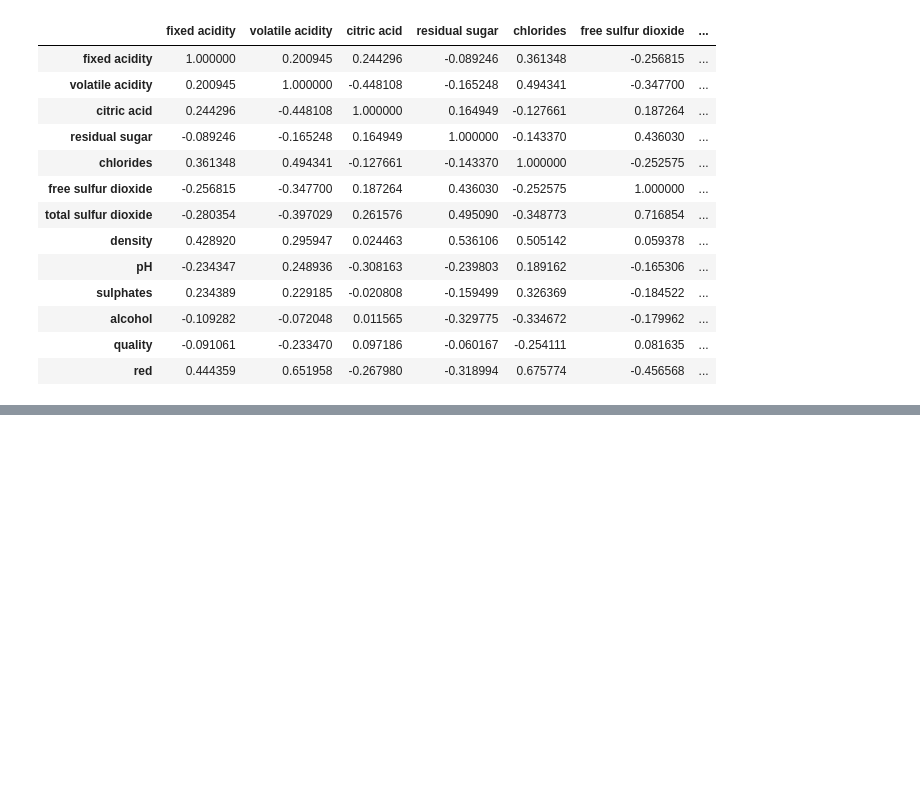
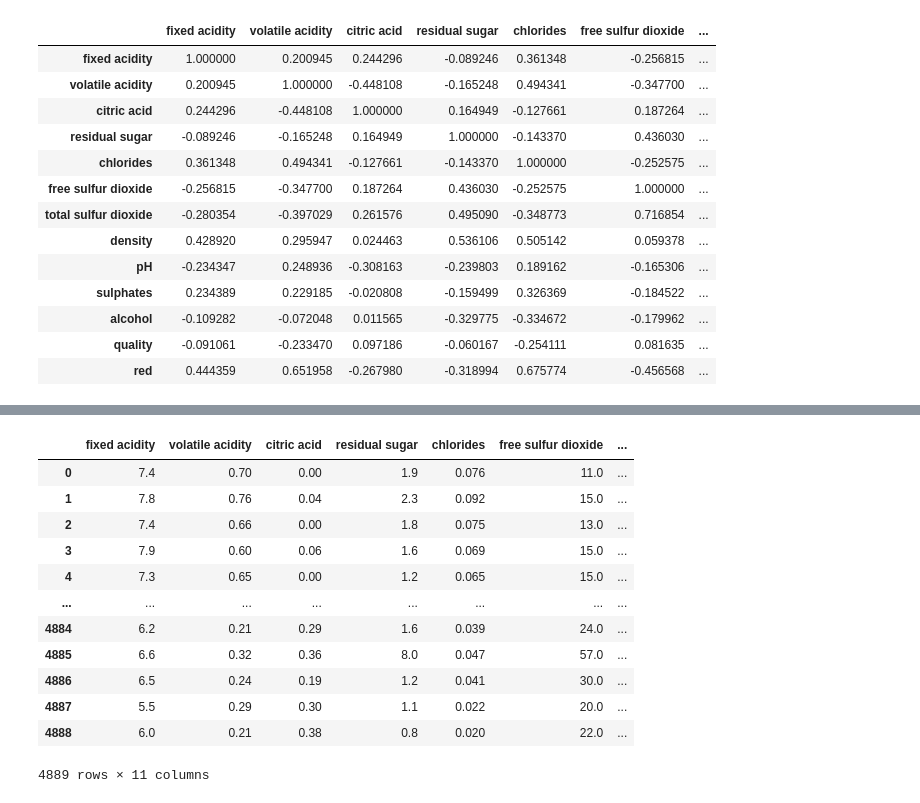
Before and after one commit to Jomaxims/deep-learning-systems, a Jupyter notebook: deep_learning_systems.ipynb, the cells around one changed output, grey strips where cells are left out. Saved outputs shown, nothing was run; the diff lists cells and outputs as text; code cells hidden in the pictures; blank space fills up the shorter version.

```diff
--- a/deep_learning_systems.ipynb
+++ b/deep_learning_systems.ipynb
@@ -200,0 +201,18 @@ sns.pairplot(df, hue='red', height=2.5, kind='hist', palette={ 0:"yellow", 1:"re
+# %%
+df.drop(columns=['alcohol', 'quality'], inplace=True)
+
+display(df)
+# %% [output]
+|  | fixed acidity | volatile acidity | citric acid | residual sugar | chlorides | free sulfur dioxide | ... |
+| 0 | 7.4 | 0.70 | 0.00 | 1.9 | 0.076 | 11.0 | ... |
+| 1 | 7.8 | 0.76 | 0.04 | 2.3 | 0.092 | 15.0 | ... |
+| 2 | 7.4 | 0.66 | 0.00 | 1.8 | 0.075 | 13.0 | ... |
+| 3 | 7.9 | 0.60 | 0.06 | 1.6 | 0.069 | 15.0 | ... |
+| 4 | 7.3 | 0.65 | 0.00 | 1.2 | 0.065 | 15.0 | ... |
+| ... | ... | ... | ... | ... | ... | ... | ... |
+| 4884 | 6.2 | 0.21 | 0.29 | 1.6 | 0.039 | 24.0 | ... |
+| 4885 | 6.6 | 0.32 | 0.36 | 8.0 | 0.047 | 57.0 | ... |
+| 4886 | 6.5 | 0.24 | 0.19 | 1.2 | 0.041 | 30.0 | ... |
+| 4887 | 5.5 | 0.29 | 0.30 | 1.1 | 0.022 | 20.0 | ... |
+| 4888 | 6.0 | 0.21 | 0.38 | 0.8 | 0.020 | 22.0 | ... |
+4889 rows × 11 columns
```
Also changed, not shown: parts of 1 cell of this notebook.
